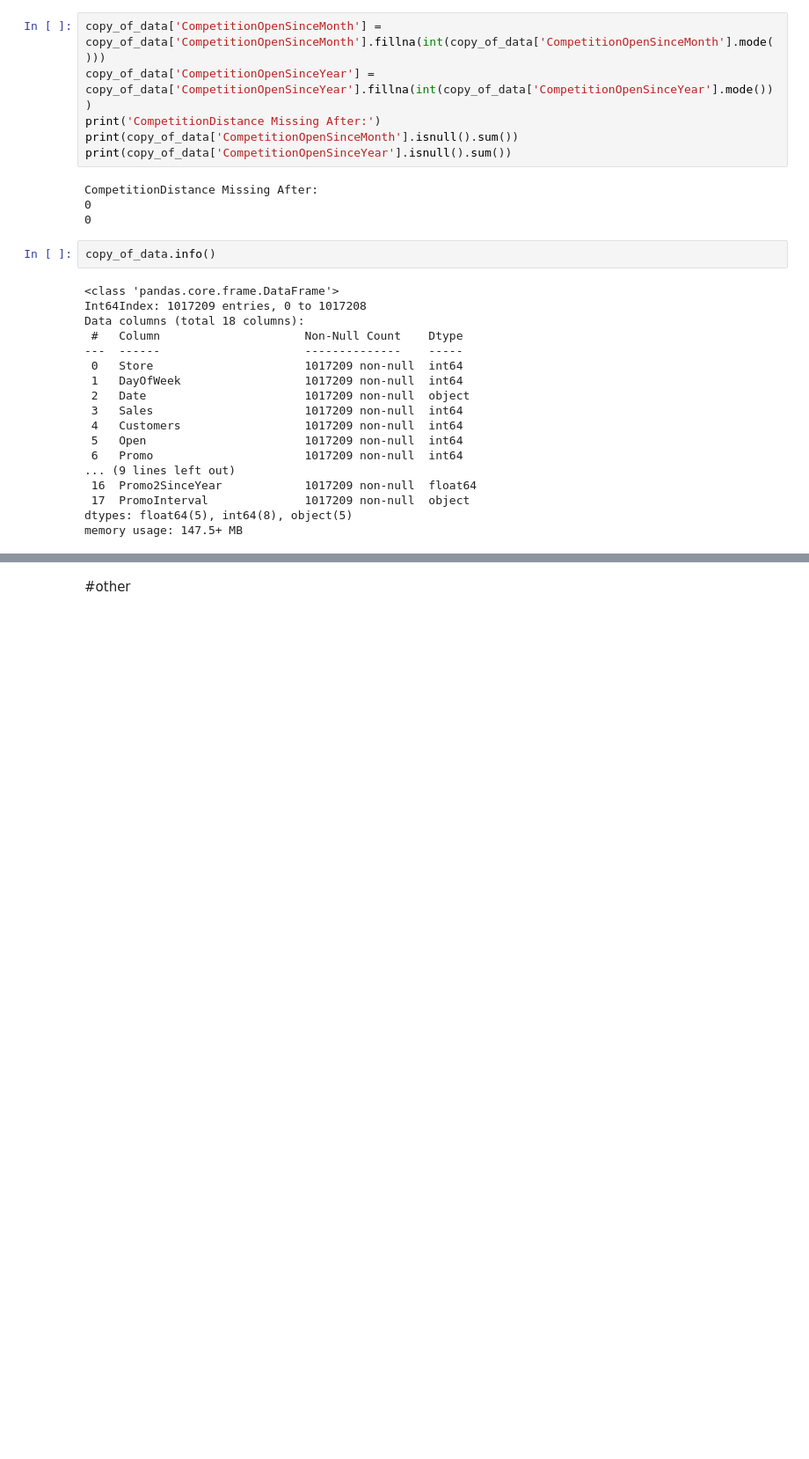
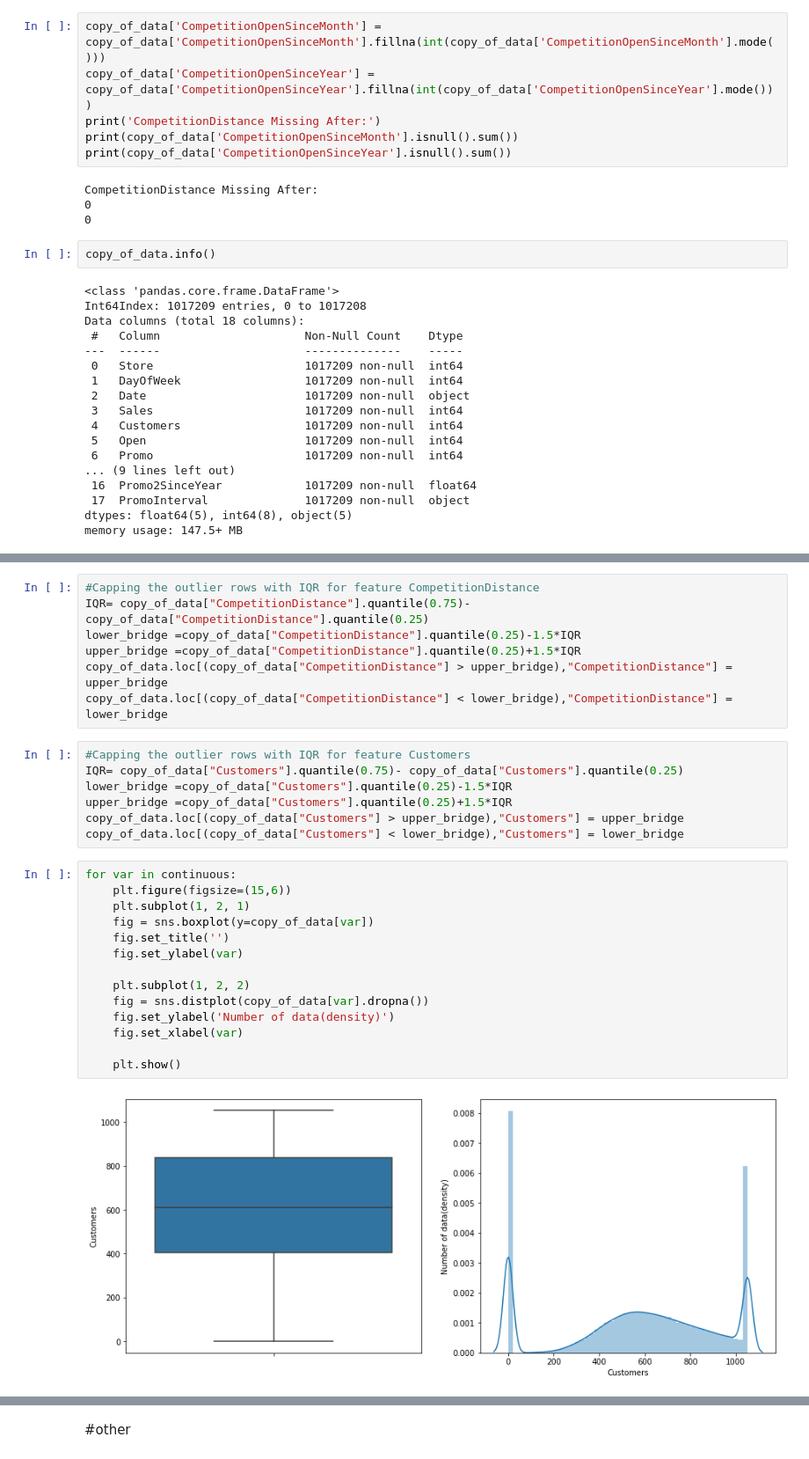
Before and after one commit to almaraj/Null-value-handeling-Outlier-treatment-On-Sales-Data, a Jupyter notebook: Rossmann_Sales_Prediction_Capstone_Project.ipynb, the cells around one changed output, grey strips where cells are left out. Shown at 88% size. Drawn from its saved outputs; the diff is of its cells as text; blank space fills up the shorter version.

```diff
--- a/Rossmann_Sales_Prediction_Capstone_Project.ipynb
+++ b/Rossmann_Sales_Prediction_Capstone_Project.ipynb
@@ -450,0 +589,30 @@ memory usage: 147.5+ MB
+# %%
+#Capping the outlier rows with IQR for feature CompetitionDistance
+IQR= copy_of_data["CompetitionDistance"].quantile(0.75)- copy_of_data["CompetitionDistance"].quantile(0.25)
+lower_bridge =copy_of_data["CompetitionDistance"].quantile(0.25)-1.5*IQR
+upper_bridge =copy_of_data["CompetitionDistance"].quantile(0.25)+1.5*IQR
+copy_of_data.loc[(copy_of_data["CompetitionDistance"] > upper_bridge),"CompetitionDistance"] = upper_bridge
+copy_of_data.loc[(copy_of_data["CompetitionDistance"] < lower_bridge),"CompetitionDistance"] = lower_bridge
+# %%
+#Capping the outlier rows with IQR for feature Customers
+IQR= copy_of_data["Customers"].quantile(0.75)- copy_of_data["Customers"].quantile(0.25)
+lower_bridge =copy_of_data["Customers"].quantile(0.25)-1.5*IQR
+upper_bridge =copy_of_data["Customers"].quantile(0.25)+1.5*IQR
+copy_of_data.loc[(copy_of_data["Customers"] > upper_bridge),"Customers"] = upper_bridge
+copy_of_data.loc[(copy_of_data["Customers"] < lower_bridge),"Customers"] = lower_bridge
+# %%
+for var in continuous:
+    plt.figure(figsize=(15,6))
+    plt.subplot(1, 2, 1)
+    fig = sns.boxplot(y=copy_of_data[var])
+    fig.set_title('')
+    fig.set_ylabel(var)
+
+    plt.subplot(1, 2, 2)
+    fig = sns.distplot(copy_of_data[var].dropna())
+    fig.set_ylabel('Number of data(density)')
+    fig.set_xlabel(var)
+
+    plt.show()
+# %% [output]
+[figure, added]
```
Also changed, not shown: parts of 76 cells of this notebook.
